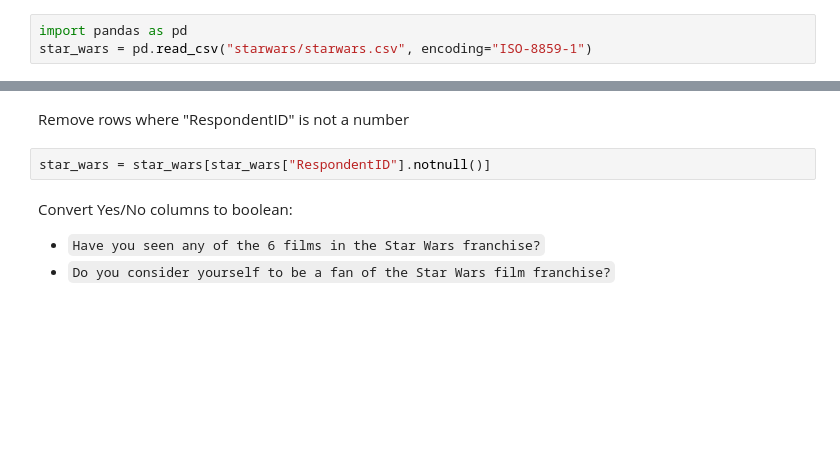
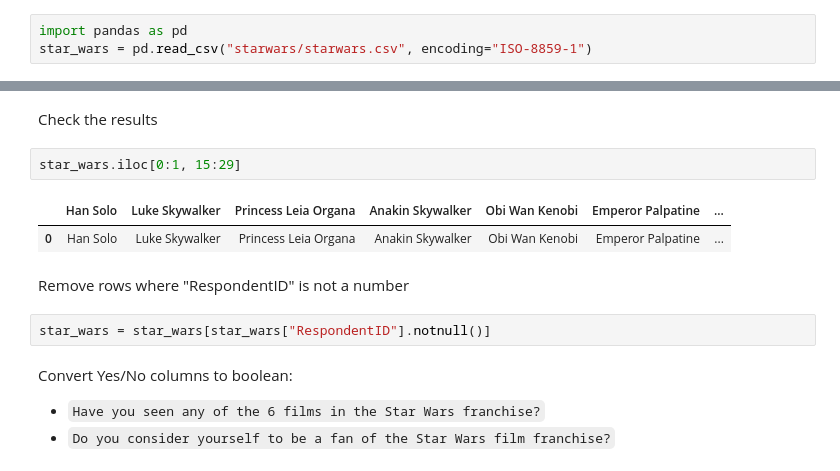
Before and after one commit to KiselevMaxim/data_explorer, a Jupyter notebook: StarWars-survey.ipynb, the cells around one changed output, grey strips where cells are left out. Drawn from its saved outputs; the diff is of its cells as text; blank space fills up the shorter version.

```diff
--- a/StarWars-survey.ipynb
+++ b/StarWars-survey.ipynb
@@ -4,3 +29,10 @@ star_wars = pd.read_csv("starwars/starwars.csv", encoding="ISO-8859-1")
+# %% [markdown]
+Check the results
+# %%
+star_wars.iloc[0:1, 15:29]
+# %% [output]
+|  | Han Solo | Luke Skywalker | Princess Leia Organa | Anakin Skywalker | Obi Wan Kenobi | Emperor Palpatine | ... |
+| 0 | Han Solo | Luke Skywalker | Princess Leia Organa | Anakin Skywalker | Obi Wan Kenobi | Emperor Palpatine | ... |
 # %% [markdown]
 Remove rows where "RespondentID" is not a number
 # %%
```
Also changed, not shown: parts of 16 cells of this notebook.
